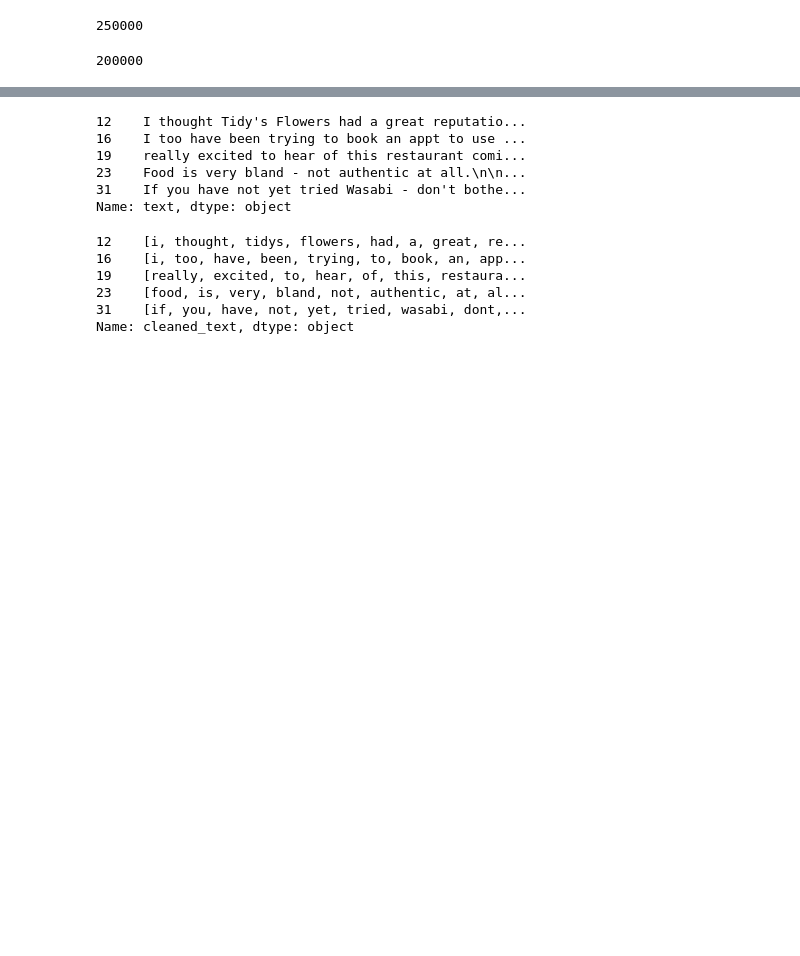
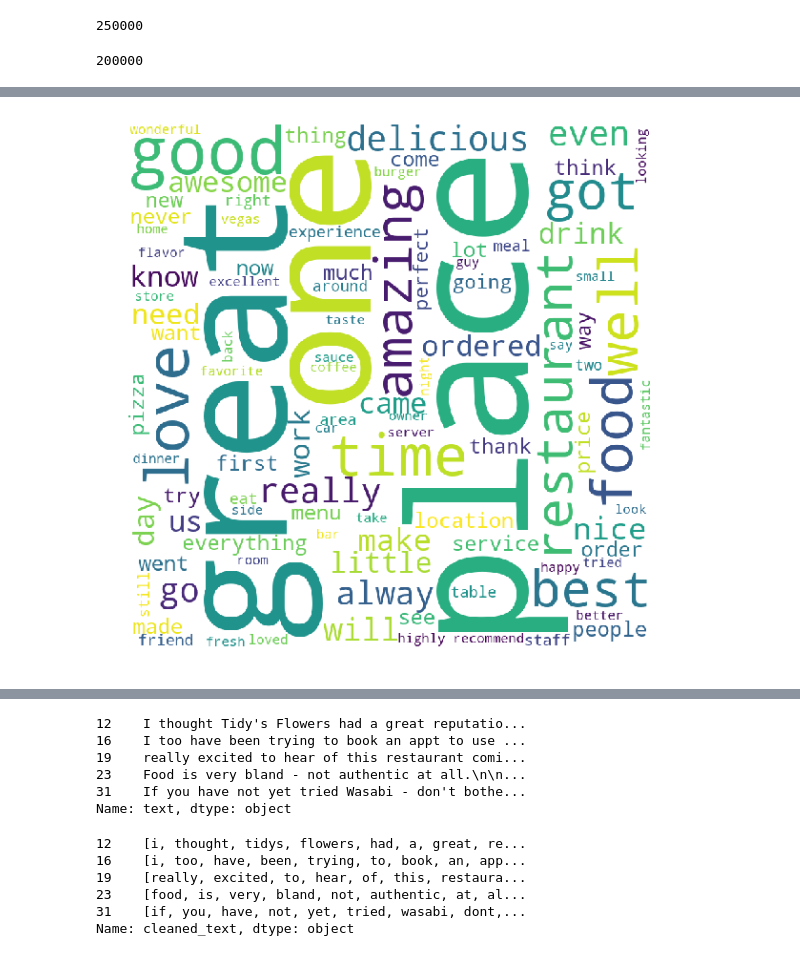
Before and after one commit to karinahou/Springboard-Capstone2-Yelp, a Jupyter notebook: Capstone2_Yelp_Binary.ipynb, the cells around one changed output, grey strips where cells are left out. Saved outputs shown, nothing was run; the diff lists cells and outputs as text; code cells hidden in the pictures; blank space fills up the shorter version.

```diff
--- a/Capstone2_Yelp_Binary.ipynb
+++ b/Capstone2_Yelp_Binary.ipynb
@@ -53,12 +53,3 @@ yelp_reviews_equal = yelp_reviews_equal[yelp_reviews_equal.stars != 3]
 print(len(yelp_reviews_equal))
 # %% [output]
 200000
-# %%
-'''
-yelp_reviews_binary_2 = pd.DataFrame()
-
-for i in [x for x in range(6) if x != 3]:
-    star_reviews = yelp_reviews.loc[(yelp_reviews['stars']== x)]
-    star_reviews = star_reviews.head(80000)
-    yelp_reviews_binary_2 = yelp_reviews_binary_2.append(star_reviews)
-'''
@@ -67,12 +55,0 @@ for i in [x for x in range(6) if x != 3]:
-# %%
-'''
-yelp_reviews_binary_3 = pd.DataFrame()
-
-xr = iter(range(6))
-for i in xr:
-    star_reviews = yelp_reviews.loc[(yelp_reviews['stars']== x)]
-    star_reviews = star_reviews.head(80000)
-    yelp_reviews_binary_3 = yelp_reviews_binary_3.append(star_reviews)
-    if i == 3:
-        next(xr)
-'''
@@ -91,8 +66,7 @@ yelp_reviews_equal['binary'] = yelp_reviews_equal.apply(conditions, axis=1)
 # %%
 #read review text reviews with only 5 star ratings for word cloud
-'''
+
 five_star_reviews = yelp_reviews_equal.loc[(yelp_reviews_equal['stars']==5)]
-five_star_reviews = five_star_reviews.head(40000)
+five_star_reviews = five_star_reviews.head(10000)
 
 print(five_star_reviews.head())
-'''
@@ -108,7 +117,7 @@ print("1 Star Review Size", len(one_star_reviews))
 # Python program to generate WordCloud
 
 #word cloud for 10k of 5 star reviews
-'''
+
 #yelp_reviews_test = pd.read_csv("../Data/yelp_review.csv", nrows = 10000)
 wc_five_star_reviews = five_star_reviews.head(10000)
 
@@ -117,34 +126,35 @@ stopwords = set(STOPWORDS)
 # iterate through the csv file
 for val in wc_five_star_reviews.text:
 
     # typecaste each val to string
     val = str(val)
 
     # split the value
     tokens = val.split()
 
     # Converts each token into lowercase
     for i in range(len(tokens)):
         tokens[i] = tokens[i].lower()
 
     for words in tokens:
         comment_words = comment_words + words + ' '
 
 
 wordcloud = WordCloud(width = 800, height = 800,
                 background_color ='white',
                 stopwords = stopwords,
                 min_font_size = 10,
                 max_words = 100).generate(comment_words)
 
 # plot the WordCloud image
 plt.figure(figsize = (8, 8), facecolor = None)
 plt.imshow(wordcloud)
 plt.axis("off")
 plt.tight_layout(pad = 0)
 
 plt.show()
-'''
+# %% [output]
+[figure, added]
 # %%
 # Python program to generate WordCloud
 
```
Also changed, not shown: parts of 6 cells of this notebook.
